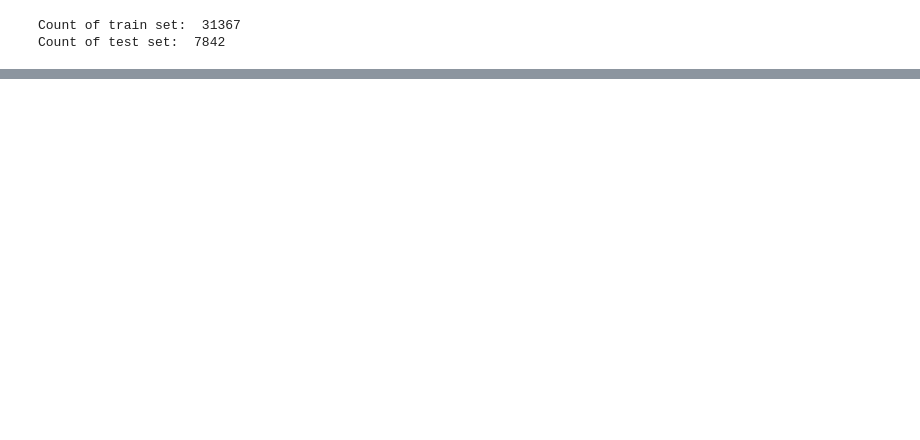
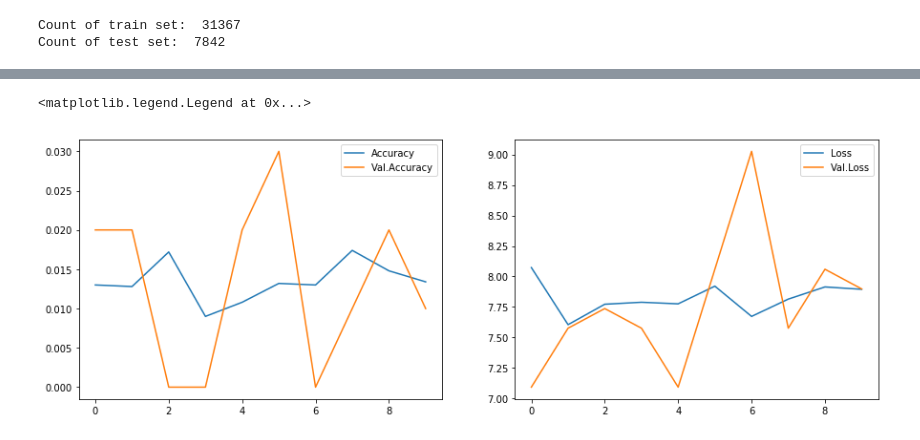
Before and after one commit to tempflip/Traffic_Sign_Classifier_Workshop, a Jupyter notebook: project.ipynb, the cells around one changed output, grey strips where cells are left out. Cells and saved outputs as stored; diff of their text form; code cells hidden in the pictures; blank space fills up the shorter version.

```diff
--- a/project.ipynb
+++ b/project.ipynb
@@ -83,0 +154,7 @@ for i in range(n):
+# %%
+gen = generator(df, batch_size=50)
+val_gen = generator(df, batch_size=100)
+
+
+model.compile(optimizer='adam', loss='categorical_crossentropy', metrics=['accuracy'])
+history = model.fit_generator(gen, samples_per_epoch=5000, nb_epoch=10, validation_data=val_gen, nb_val_samples=100)
@@ -83,0 +168,13 @@ for i in range(n):
+# %%
+plt.figure(figsize=(15,5))
+plt.subplot(1,2,1)
+plt.plot(history.history['acc'], label='Accuracy')
+plt.plot(history.history['val_acc'], label='Val.Accuracy')
+plt.legend()
+plt.subplot(1,2,2)
+plt.plot(history.history['loss'], label='Loss')
+plt.plot(history.history['val_loss'], label='Val.Loss')
+plt.legend()
+# %% [output]
+<matplotlib.legend.Legend at 0x...>
+[figure, added]
```
Also changed, not shown: parts of 7 cells of this notebook.
